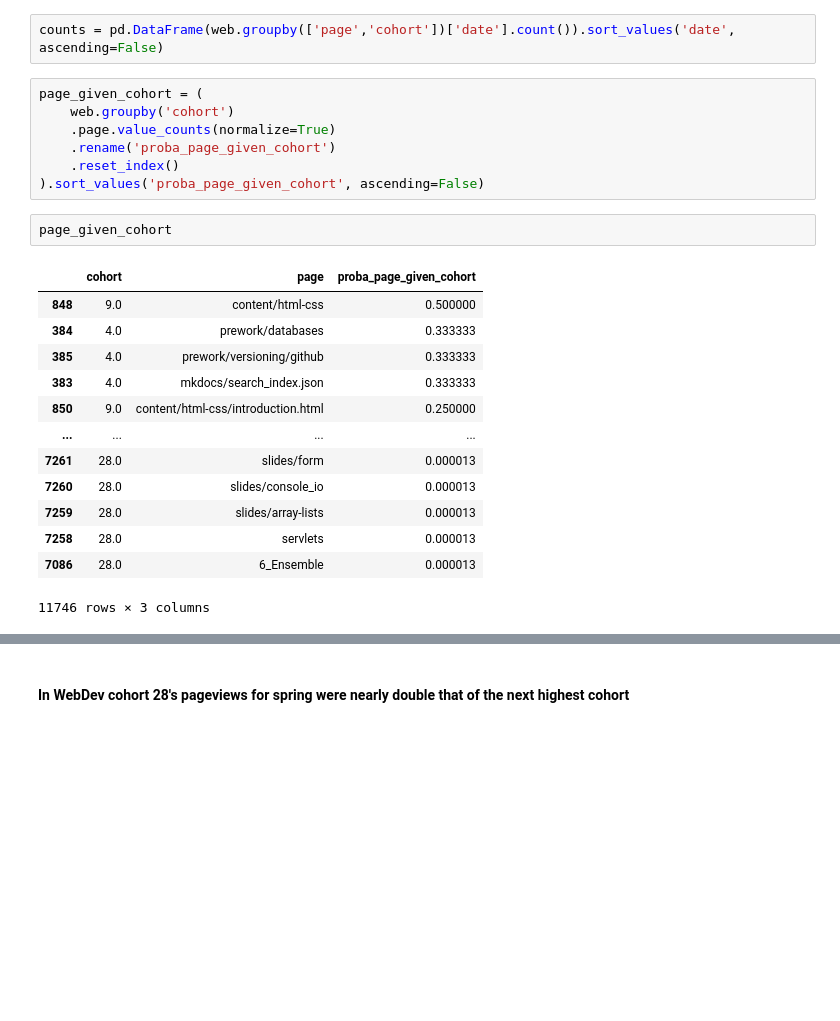
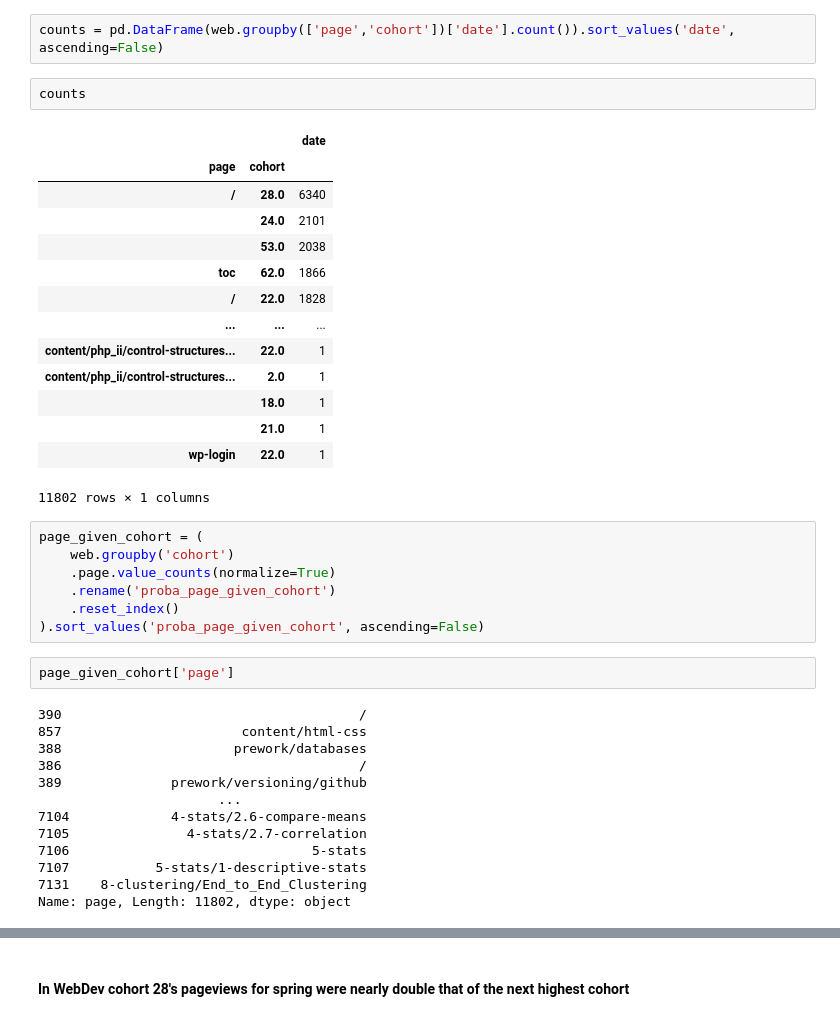
Before and after one commit to DanChurchill/anomaly_detection_project, a Jupyter notebook: initial_questions.ipynb, the cells around one changed output, grey strips where cells are left out. Saved outputs shown, nothing was run; the diff lists cells and outputs as text; blank space fills up the shorter version.

```diff
--- a/initial_questions.ipynb
+++ b/initial_questions.ipynb
@@ -90,5 +73,22 @@ Name: page, dtype: int64
 # %%
 counts = pd.DataFrame(web.groupby(['page','cohort'])['date'].count()).sort_values('date', ascending=False)
+# %%
+counts
+# %% [output]
+|  |  | date |
+| page | cohort |  |
+| / | 28.0 | 6340 |
+|  | 24.0 | 2101 |
+|  | 53.0 | 2038 |
+| toc | 62.0 | 1866 |
+| / | 22.0 | 1828 |
+| ... | ... | ... |
+| content/php_ii/control-structures... | 22.0 | 1 |
+| content/php_ii/control-structures... | 2.0 | 1 |
+|  | 18.0 | 1 |
+|  | 21.0 | 1 |
+| wp-login | 22.0 | 1 |
+11802 rows × 1 columns
 # %%
 page_given_cohort = (
     web.groupby('cohort')
@@ -97,21 +97,20 @@ page_given_cohort = (
     .reset_index()
 ).sort_values('proba_page_given_cohort', ascending=False)
 # %%
-page_given_cohort
+page_given_cohort['page']
 # %% [output]
-|  | cohort | page | proba_page_given_cohort |
-| 848 | 9.0 | content/html-css | 0.500000 |
-| 384 | 4.0 | prework/databases | 0.333333 |
-| 385 | 4.0 | prework/versioning/github | 0.333333 |
-| 383 | 4.0 | mkdocs/search_index.json | 0.333333 |
-| 850 | 9.0 | content/html-css/introduction.html | 0.250000 |
-| ... | ... | ... | ... |
-| 7261 | 28.0 | slides/form | 0.000013 |
-| 7260 | 28.0 | slides/console_io | 0.000013 |
-| 7259 | 28.0 | slides/array-lists | 0.000013 |
-| 7258 | 28.0 | servlets | 0.000013 |
-| 7086 | 28.0 | 6_Ensemble | 0.000013 |
-11746 rows × 3 columns
+390                                      /
+857                       content/html-css
+388                      prework/databases
+386                                      /
+389              prework/versioning/github
+                       ...
+7104             4-stats/2.6-compare-means
+7105               4-stats/2.7-correlation
+7106                               5-stats
+7107           5-stats/1-descriptive-stats
+7131    8-clustering/End_to_End_Clustering
+Name: page, Length: 11802, dtype: object
 # %%
 page_given_cohort[page_given_cohort.page == 'spring'].head()
 # %% [output]
```
Also changed, not shown: parts of 19 cells of this notebook.
